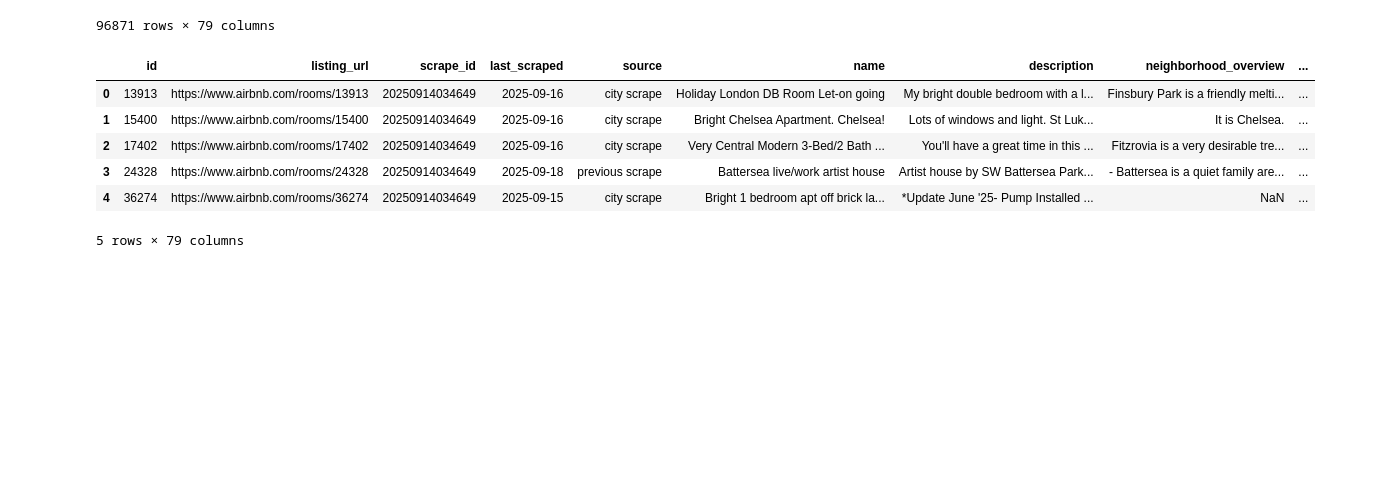
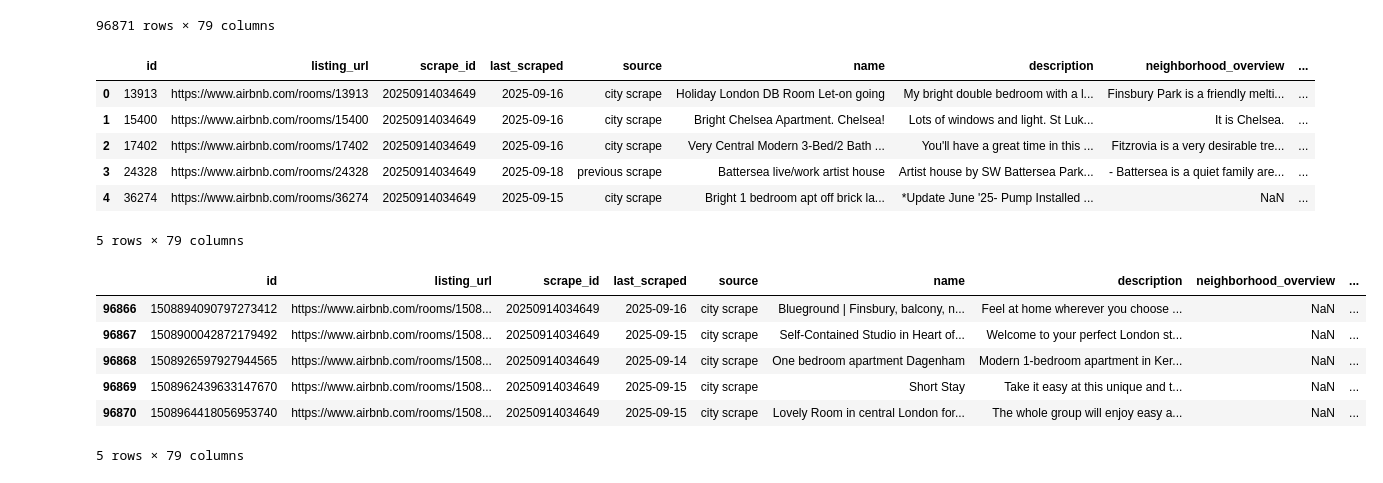
Before and after one commit to HrydeyBhatti/Exploratory-Data-Analysis-London-Airbnb-Data, a Jupyter notebook: notebooks/EDA.ipynb, the cells around one changed output. Saved outputs shown, nothing was run; the diff lists cells and outputs as text; code cells hidden in the pictures; blank space fills up the shorter version.

Commit message:
Output last 5 rows of dataset

```diff
--- a/notebooks/EDA.ipynb
+++ b/notebooks/EDA.ipynb
@@ -40,3 +40,14 @@ listings_df.head()
 | 3 | 24328 | https://www.airbnb.com/rooms/24328 | 20250914034649 | 2025-09-18 | previous scrape | Battersea live/work artist house | Artist house by SW Battersea Park... | - Battersea is a quiet family are... | ... |
 | 4 | 36274 | https://www.airbnb.com/rooms/36274 | 20250914034649 | 2025-09-15 | city scrape | Bright 1 bedroom apt off brick la... | *Update June '25- Pump Installed ... | NaN | ... |
 5 rows × 79 columns
+# %%
+#Output last 5 rows of dataset
+listings_df.tail()
+# %% [output]
+|  | id | listing_url | scrape_id | last_scraped | source | name | description | neighborhood_overview | ... |
+| 96866 | 1508894090797273412 | https://www.airbnb.com/rooms/1508... | 20250914034649 | 2025-09-16 | city scrape | Blueground | Finsbury, balcony, n... | Feel at home wherever you choose ... | NaN | ... |
+| 96867 | 1508900042872179492 | https://www.airbnb.com/rooms/1508... | 20250914034649 | 2025-09-15 | city scrape | Self-Contained Studio in Heart of... | Welcome to your perfect London st... | NaN | ... |
+| 96868 | 1508926597927944565 | https://www.airbnb.com/rooms/1508... | 20250914034649 | 2025-09-14 | city scrape | One bedroom apartment Dagenham | Modern 1-bedroom apartment in Ker... | NaN | ... |
+| 96869 | 1508962439633147670 | https://www.airbnb.com/rooms/1508... | 20250914034649 | 2025-09-15 | city scrape | Short Stay | Take it easy at this unique and t... | NaN | ... |
+| 96870 | 1508964418056953740 | https://www.airbnb.com/rooms/1508... | 20250914034649 | 2025-09-15 | city scrape | Lovely Room in central London for... | The whole group will enjoy easy a... | NaN | ... |
+5 rows × 79 columns
```
